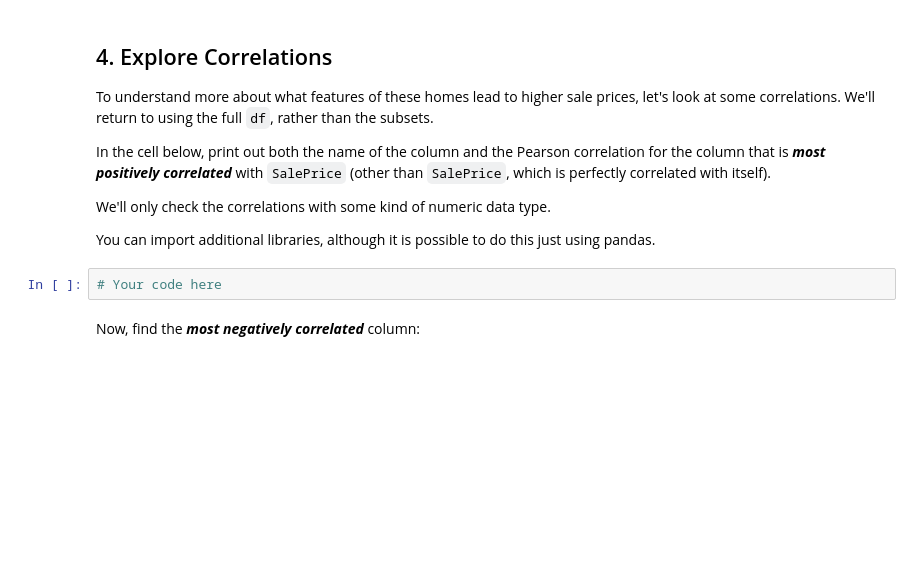
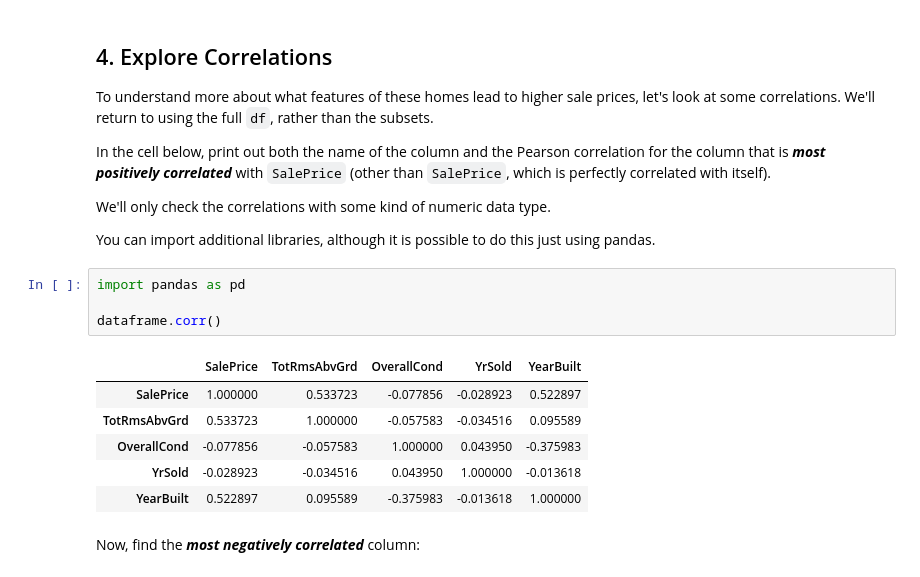
Before and after one commit to MissJJT/dsc-pandas-eda-lab, a Jupyter notebook: index.ipynb, the cells around one changed output. Drawn from its saved outputs; the diff is of its cells as text; blank space fills up the shorter version.

```diff
--- a/index.ipynb
+++ b/index.ipynb
@@ -721,7 +722,16 @@ In the cell below, print out both the name of the column and the Pearson correla
 We'll only check the correlations with some kind of numeric data type.
 
 You can import additional libraries, although it is possible to do this just using pandas.
-# %%
-# Your code here
+# %%
+import pandas as pd
+
+dataframe.corr()
+# %% [output]
+|  | SalePrice | TotRmsAbvGrd | OverallCond | YrSold | YearBuilt |
+| SalePrice | 1.000000 | 0.533723 | -0.077856 | -0.028923 | 0.522897 |
+| TotRmsAbvGrd | 0.533723 | 1.000000 | -0.057583 | -0.034516 | 0.095589 |
+| OverallCond | -0.077856 | -0.057583 | 1.000000 | 0.043950 | -0.375983 |
+| YrSold | -0.028923 | -0.034516 | 0.043950 | 1.000000 | -0.013618 |
+| YearBuilt | 0.522897 | 0.095589 | -0.375983 | -0.013618 | 1.000000 |
 # %% [markdown]
 Now, find the ***most negatively correlated*** column:
```
Also changed, not shown: parts of 17 cells of this notebook.
